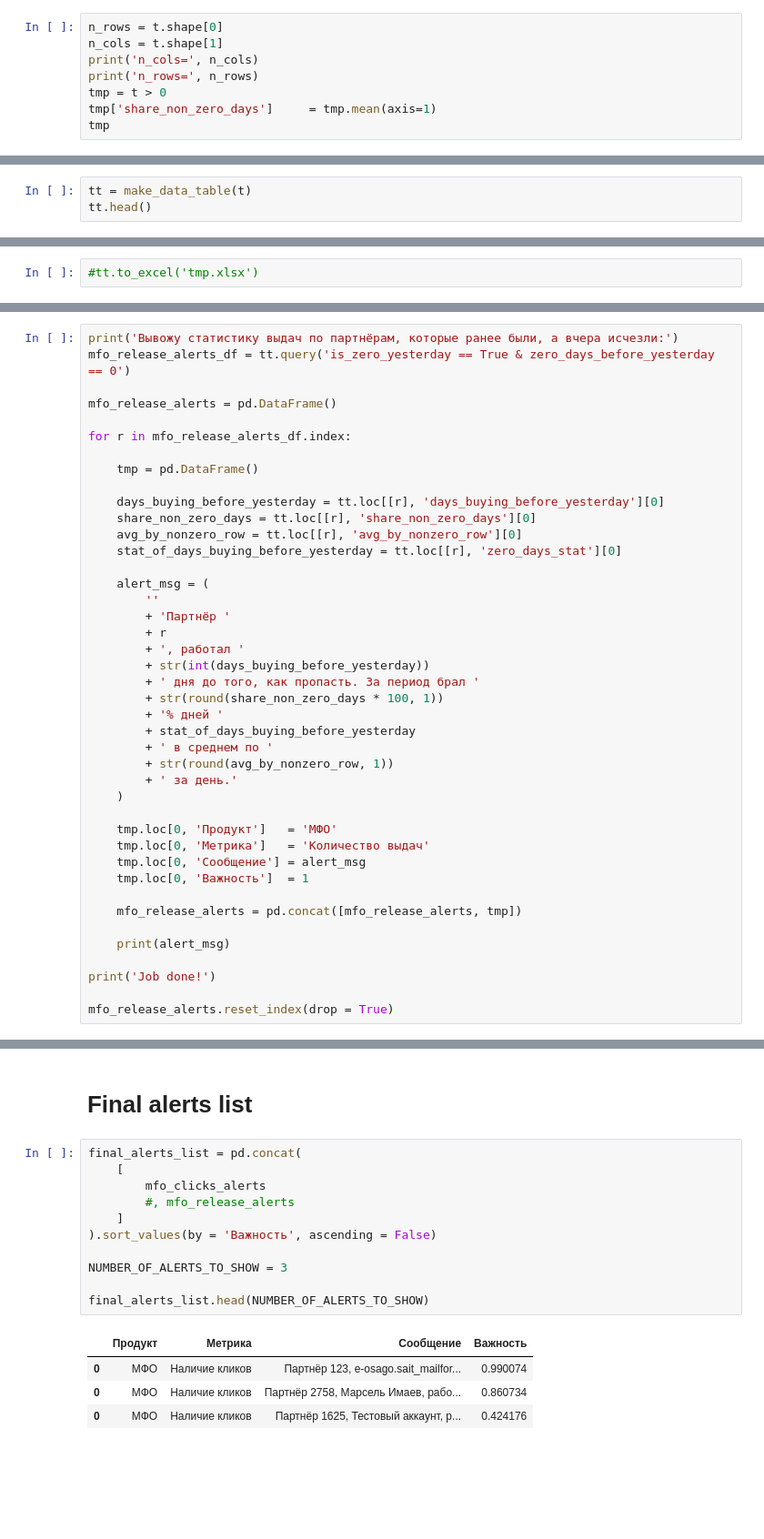
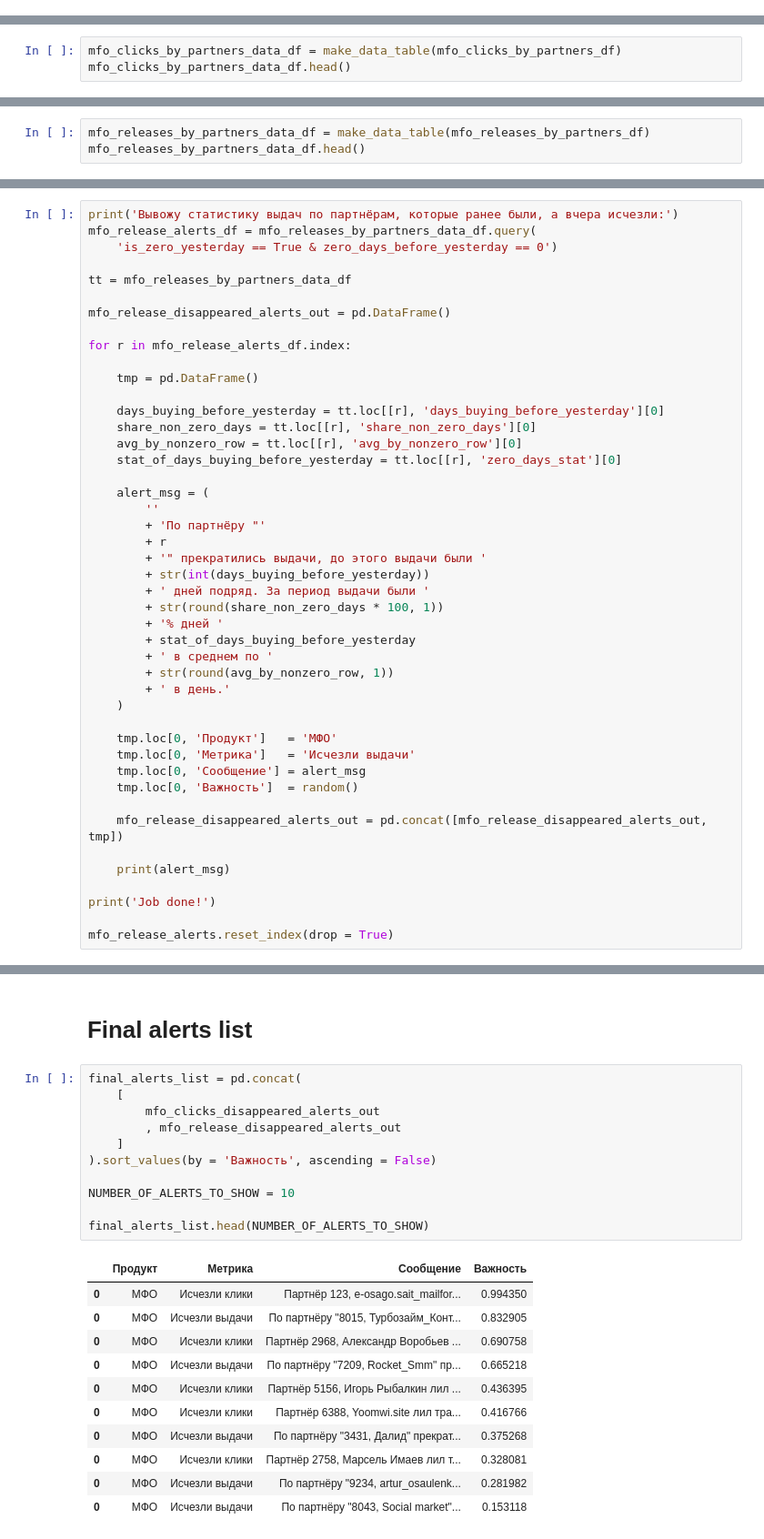
Before and after one commit to antisingle/s-alerts, a Jupyter notebook: alerts.ipynb, the cells around one changed output, grey strips where cells are left out. Shown at 91% size. Drawn from its saved outputs; the diff is of its cells as text; blank space fills up the shorter version.

```diff
--- a/alerts.ipynb
+++ b/alerts.ipynb
@@ -272,8 +236,0 @@ Name: is_zero_yesterday, Length: 117, dtype: bool
-# %%
-n_rows = t.shape[0]
-n_cols = t.shape[1]
-print('n_cols=', n_cols)
-print('n_rows=', n_rows)
-tmp = t > 0
-tmp['share_non_zero_days']     = tmp.mean(axis=1)
-tmp
@@ -424,5 +342,5 @@ def make_data_table(t):
 # %% [markdown]
 **Загрузка данных о кликах.**
 # %%
-tt = make_data_table(t)
-tt.head()
+mfo_clicks_by_partners_data_df = make_data_table(mfo_clicks_by_partners_df)
+mfo_clicks_by_partners_data_df.head()
@@ -429,2 +356,3 @@ tt.head()
 # %%
-#tt.to_excel('tmp.xlsx')
+mfo_releases_by_partners_data_df = make_data_table(mfo_releases_by_partners_df)
+mfo_releases_by_partners_data_df.head()
@@ -512,8 +442,11 @@ tt
 # %%
 print('Вывожу статистику выдач по партнёрам, которые ранее были, а вчера исчезли:')
-mfo_release_alerts_df = tt.query('is_zero_yesterday == True & zero_days_before_yesterday == 0')
+mfo_release_alerts_df = mfo_releases_by_partners_data_df.query(
+    'is_zero_yesterday == True & zero_days_before_yesterday == 0')
 
-mfo_release_alerts = pd.DataFrame()
+tt = mfo_releases_by_partners_data_df
+
+mfo_release_disappeared_alerts_out = pd.DataFrame()
 
 for r in mfo_release_alerts_df.index:
 
@@ -526,25 +459,25 @@ for r in mfo_release_alerts_df.index:
 
     alert_msg = (
         ''
-        + 'Партнёр '
+        + 'По партнёру "'
         + r
-        + ', работал '
+        + '" прекратились выдачи, до этого выдачи были '
         + str(int(days_buying_before_yesterday))
-        + ' дня до того, как пропасть. За период брал '
+        + ' дней подряд. За период выдачи были '
         + str(round(share_non_zero_days * 100, 1))
         + '% дней '
         + stat_of_days_buying_before_yesterday
         + ' в среднем по '
         + str(round(avg_by_nonzero_row, 1))
-        + ' за день.'
+        + ' в день.'
     )
 
     tmp.loc[0, 'Продукт']   = 'МФО'
-    tmp.loc[0, 'Метрика']   = 'Количество выдач'
+    tmp.loc[0, 'Метрика']   = 'Исчезли выдачи'
     tmp.loc[0, 'Сообщение'] = alert_msg
-    tmp.loc[0, 'Важность']  = 1
+    tmp.loc[0, 'Важность']  = random()
 
-    mfo_release_alerts = pd.concat([mfo_release_alerts, tmp])
+    mfo_release_disappeared_alerts_out = pd.concat([mfo_release_disappeared_alerts_out, tmp])
 
     print(alert_msg)
 
@@ -572,16 +503,23 @@ Job done!
 # %%
 final_alerts_list = pd.concat(
     [
-        mfo_clicks_alerts
-        #, mfo_release_alerts
+        mfo_clicks_disappeared_alerts_out
+        , mfo_release_disappeared_alerts_out
     ]
 ).sort_values(by = 'Важность', ascending = False)
 
-NUMBER_OF_ALERTS_TO_SHOW = 3
+NUMBER_OF_ALERTS_TO_SHOW = 10
 
 final_alerts_list.head(NUMBER_OF_ALERTS_TO_SHOW)
 # %% [output]
 |  | Продукт | Метрика | Сообщение | Важность |
-| 0 | МФО | Наличие кликов | Партнёр 123, e-osago.sait_mailfor... | 0.990074 |
-| 0 | МФО | Наличие кликов | Партнёр 2758, Марсель Имаев, рабо... | 0.860734 |
-| 0 | МФО | Наличие кликов | Партнёр 1625, Тестовый аккаунт, р... | 0.424176 |
+| 0 | МФО | Исчезли клики | Партнёр 123, e-osago.sait_mailfor... | 0.994350 |
+| 0 | МФО | Исчезли выдачи | По партнёру "8015, Турбозайм_Конт... | 0.832905 |
+| 0 | МФО | Исчезли клики | Партнёр 2968, Александр Воробьев ... | 0.690758 |
+| 0 | МФО | Исчезли выдачи | По партнёру "7209, Rocket_Smm" пр... | 0.665218 |
+| 0 | МФО | Исчезли клики | Партнёр 5156, Игорь Рыбалкин лил ... | 0.436395 |
+| 0 | МФО | Исчезли клики | Партнёр 6388, Yoomwi.site лил тра... | 0.416766 |
+| 0 | МФО | Исчезли выдачи | По партнёру "3431, Далид" прекрат... | 0.375268 |
+| 0 | МФО | Исчезли клики | Партнёр 2758, Марсель Имаев лил т... | 0.328081 |
+| 0 | МФО | Исчезли выдачи | По партнёру "9234, artur_osaulenk... | 0.281982 |
+| 0 | МФО | Исчезли выдачи | По партнёру "8043, Social market"... | 0.153118 |
```
Also changed, not shown: parts of 58 cells of this notebook.
